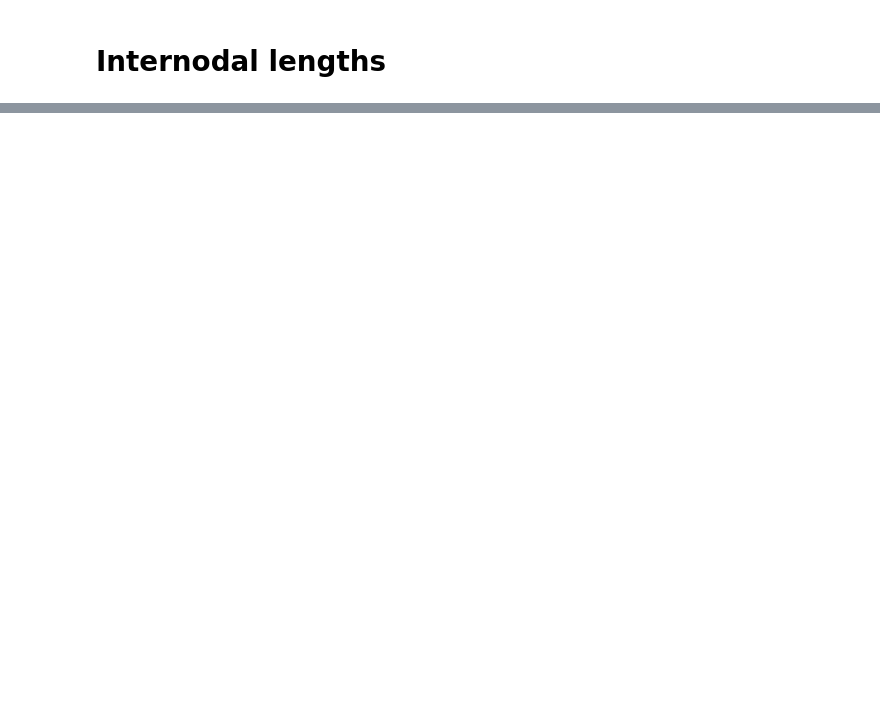
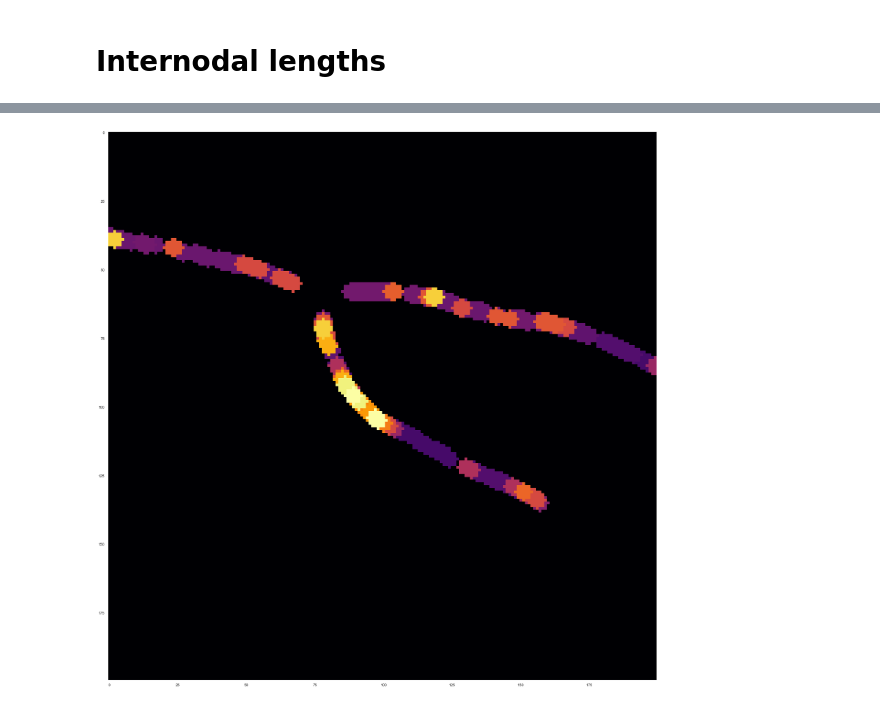
Before and after one commit to jcd12/imaging-biobuilders, a Jupyter notebook: playing around.ipynb, the cells around one changed output, grey strips where cells are left out. Cells and saved outputs as stored; diff of their text form; code cells hidden in the pictures; blank space fills up the shorter version.

```diff
--- a/playing around.ipynb
+++ b/playing around.ipynb
@@ -367,7 +397,7 @@ g.map(sns.distplot, "internodal")
 # %%
 np.unique(angles_all)
 # %%
-dist = 30
+dist = 10
 curvatures_example = list()
 
 for i in range(len(ps)):
@@ -410,4 +440,14 @@ for i in range(len(ps)):
 
     curvature_mask[cur_line[:, 0], cur_line[:, 1]] = curvatures_example[i]
 
-curvature_mask = morphology.dilation(curvature_mask, morphology.square(7))
+curvature_mask = morphology.dilation(curvature_mask, morphology.disk(3))
+# %%
+curvature_small = curvature_mask[3500:3700, 2850:3050]
+#colors = sns.color_palette("inferno", 3)
+
+f, ax = plt.subplots(figsize=[40,30])
+
+ax.imshow(curvature_small, cmap="inferno", interpolation="none")
+plt.grid(None)
+# %% [output]
+[figure, added]
```
Also changed, not shown: parts of 16 cells of this notebook, 1 other file.
